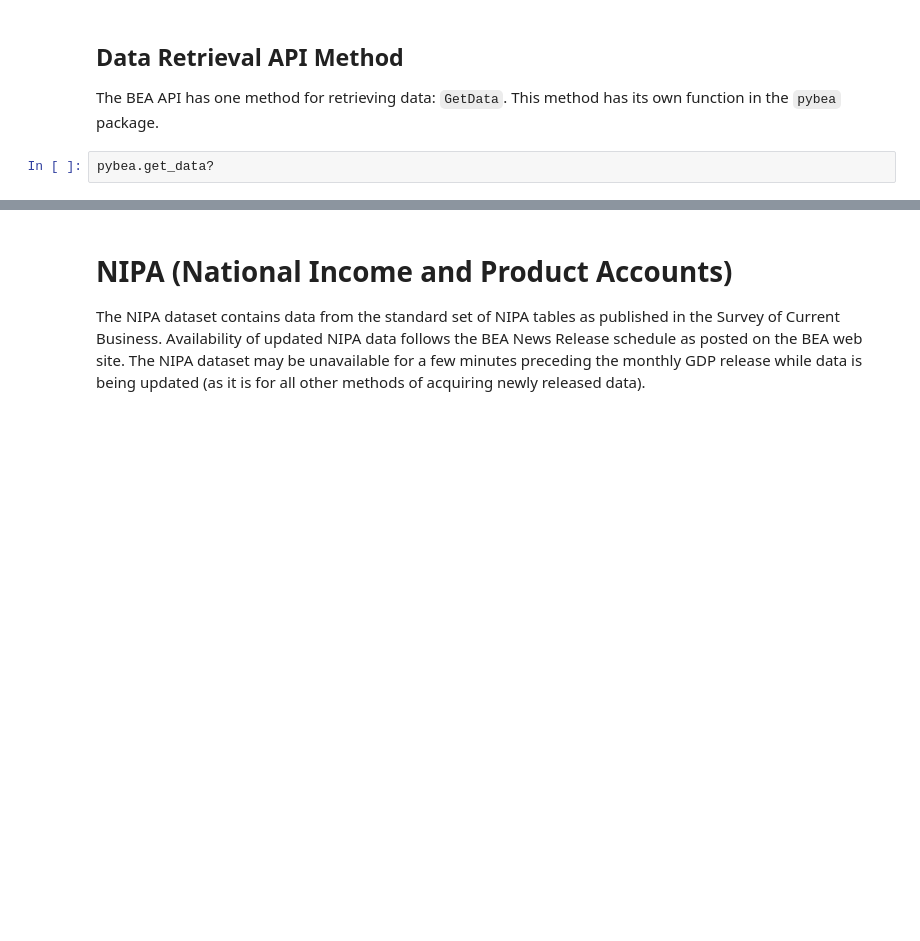
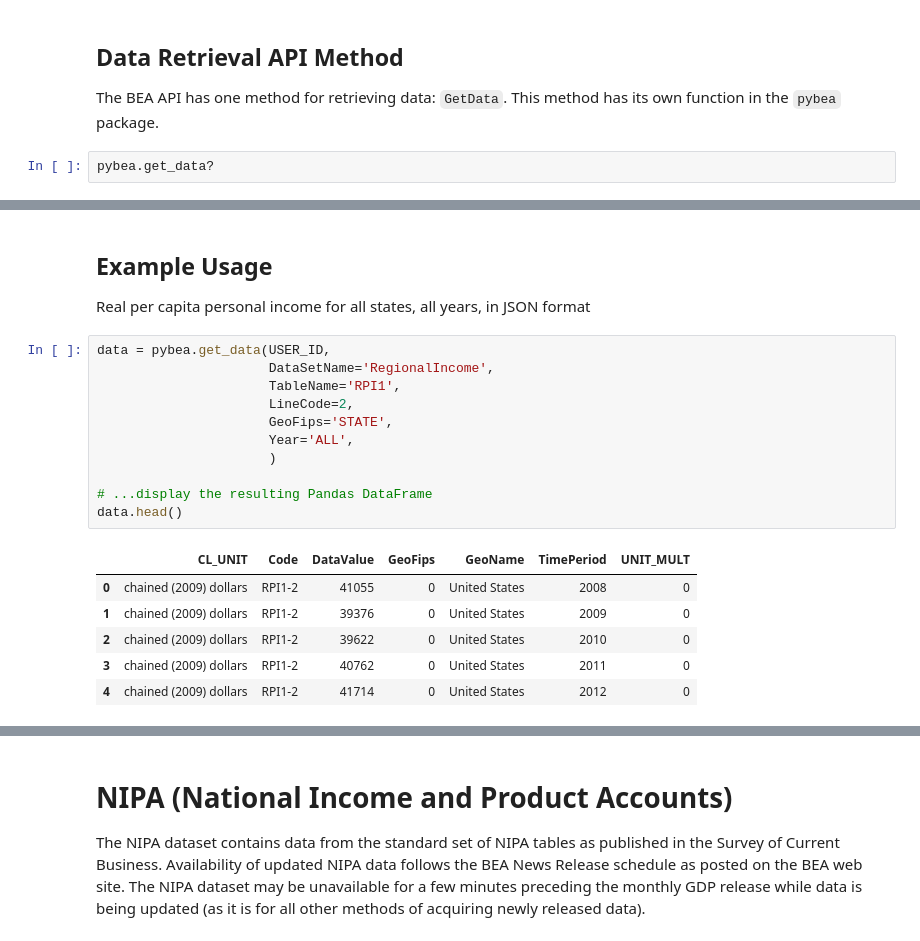
Before and after one commit to davidrpugh/pyBEA, a Jupyter notebook: examples/user-guide.ipynb, the cells around one changed output, grey strips where cells are left out. Saved outputs shown, nothing was run; the diff lists cells and outputs as text; blank space fills up the shorter version.

```diff
--- a/examples/user-guide.ipynb
+++ b/examples/user-guide.ipynb
@@ -108,0 +130,22 @@ Fetch data on per capita personal income for all U.S. States in the year 2009.
+# %% [markdown]
+## Example Usage
+
+Real per capita personal income for all states, all years, in JSON format
+# %%
+data = pybea.get_data(USER_ID,
+                      DataSetName='RegionalIncome',
+                      TableName='RPI1',
+                      LineCode=2,
+                      GeoFips='STATE',
+                      Year='ALL',
+                      )
+
+# ...display the resulting Pandas DataFrame
+data.head()
+# %% [output]
+|  | CL_UNIT | Code | DataValue | GeoFips | GeoName | TimePeriod | UNIT_MULT |
+| 0 | chained (2009) dollars | RPI1-2 | 41055 | 0 | United States | 2008 | 0 |
+| 1 | chained (2009) dollars | RPI1-2 | 39376 | 0 | United States | 2009 | 0 |
+| 2 | chained (2009) dollars | RPI1-2 | 39622 | 0 | United States | 2010 | 0 |
+| 3 | chained (2009) dollars | RPI1-2 | 40762 | 0 | United States | 2011 | 0 |
+| 4 | chained (2009) dollars | RPI1-2 | 41714 | 0 | United States | 2012 | 0 |
```
Also changed, not shown: parts of 13 cells of this notebook, 2 other files.
